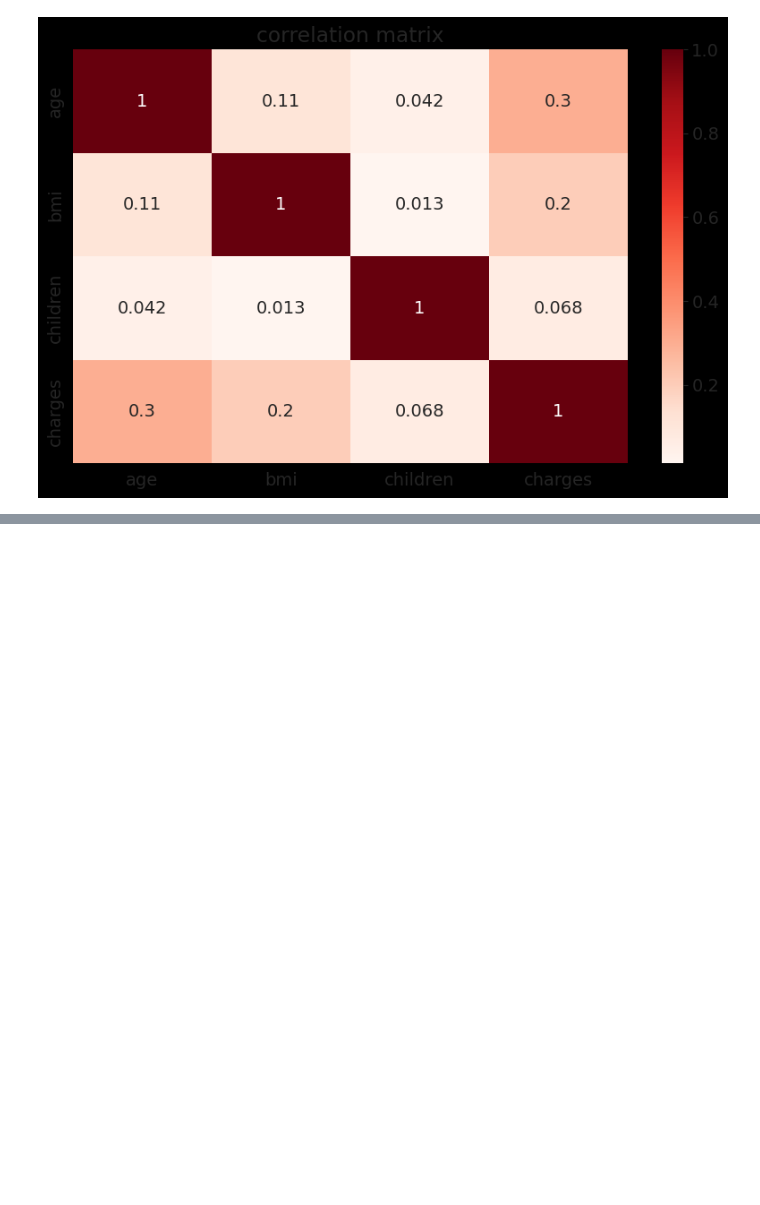
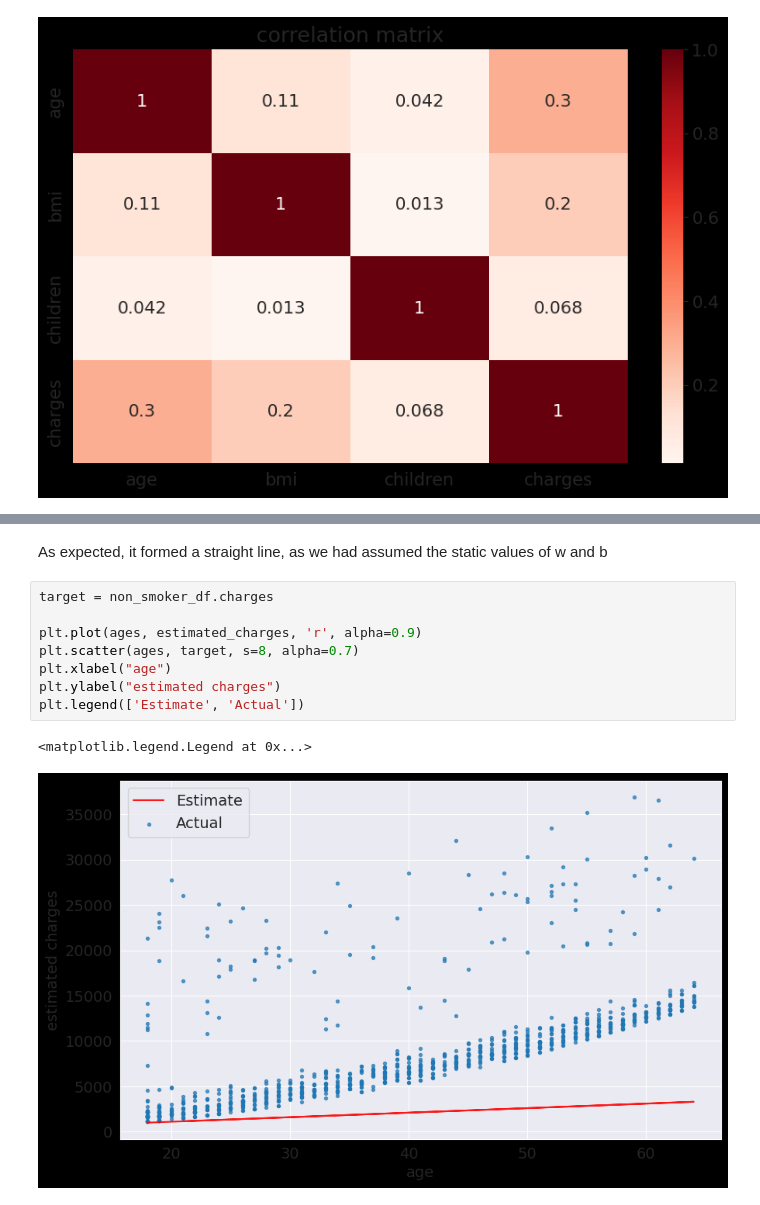
Before and after one commit to shahpranshu27/Insurance-Medical-Expenses, a Jupyter notebook: Insurance.ipynb, the cells around one changed output, grey strips where cells are left out. Drawn from its saved outputs; the diff is of its cells as text; blank space fills up the shorter version.

```diff
--- a/Insurance.ipynb
+++ b/Insurance.ipynb
@@ -228,0 +272,13 @@ Text(0.5, 1.0, 'correlation matrix')
+# %% [markdown]
+As expected, it formed a straight line, as we had assumed the static values of w and b
+# %%
+target = non_smoker_df.charges
+
+plt.plot(ages, estimated_charges, 'r', alpha=0.9)
+plt.scatter(ages, target, s=8, alpha=0.7)
+plt.xlabel("age")
+plt.ylabel("estimated charges")
+plt.legend(['Estimate', 'Actual'])
+# %% [output]
+<matplotlib.legend.Legend at 0x...>
+[figure, added]
```
Also changed, not shown: parts of 40 cells of this notebook.
